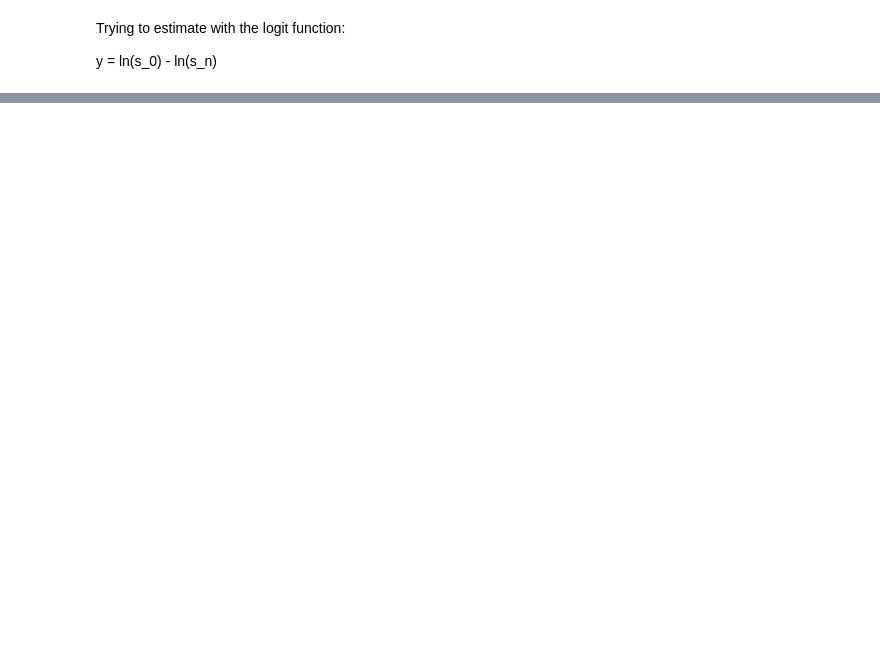
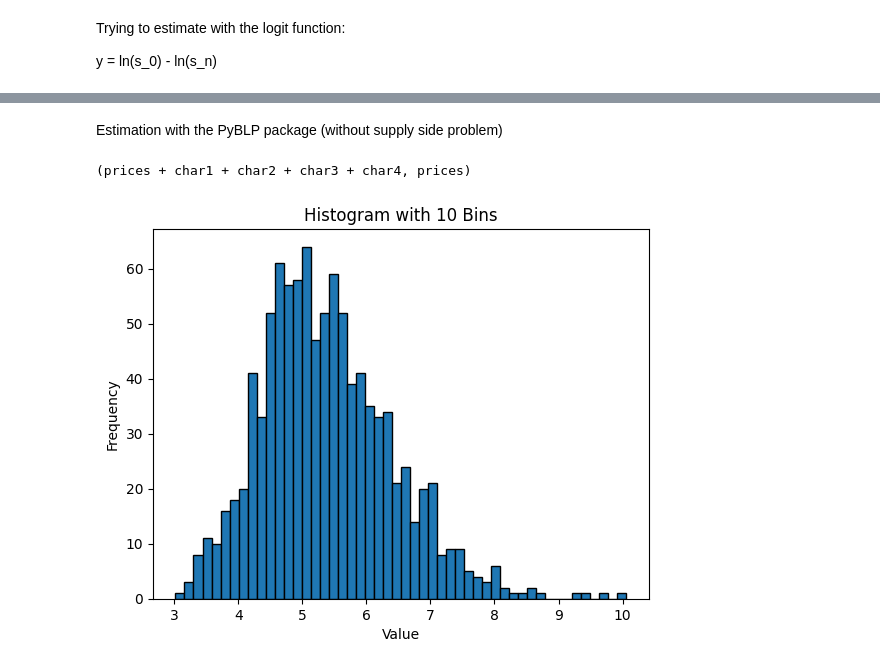
Before and after one commit to anuscabc/v2_assignment, a Jupyter notebook: assignment.ipynb, the cells around one changed output, grey strips where cells are left out. Drawn from its saved outputs; the diff is of its cells as text; code cells hidden in the pictures; blank space fills up the shorter version.

```diff
--- a/assignment.ipynb
+++ b/assignment.ipynb
@@ -122,0 +161,22 @@ Name: market_share, Length: 100, dtype: float64
+# %% [markdown]
+Estimation with the PyBLP package (without supply side problem)
+# %%
+X1_formulation = pyblp.Formulation('0 + prices + char1 + char2 + char3 + char4')
+X2_formulation = pyblp.Formulation('0 + prices')
+product_formulations = (X1_formulation, X2_formulation)
+product_formulations
+# %% [output]
+(prices + char1 + char2 + char3 + char4, prices)
+# %%
+# Create a histogram with 10 bins
+plt.hist(market.prices, bins=50, edgecolor='black')
+
+# Set labels and title
+plt.xlabel('Value')
+plt.ylabel('Frequency')
+plt.title('Histogram with 10 Bins')
+
+# Display the plot
+plt.show()
+# %% [output]
+[figure, added]
```
Also changed, not shown: parts of 17 cells of this notebook, 1 other file.
